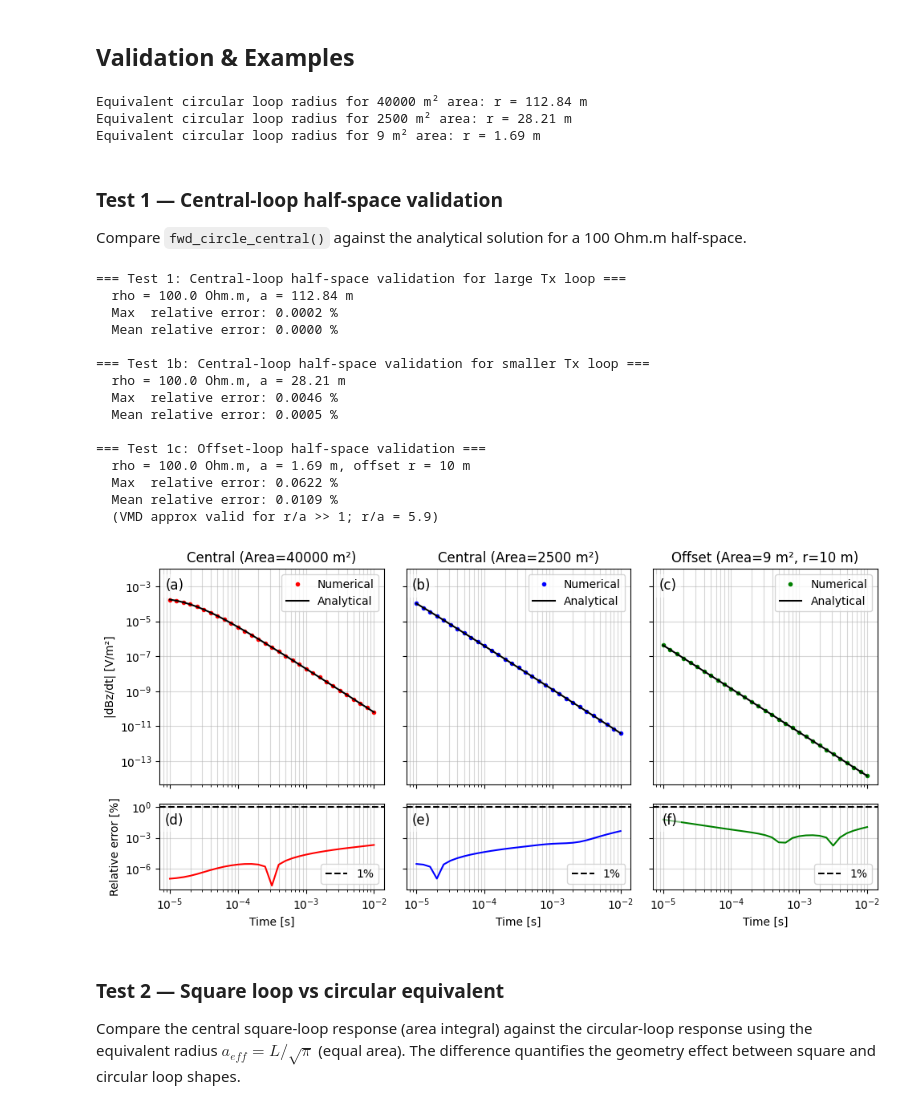
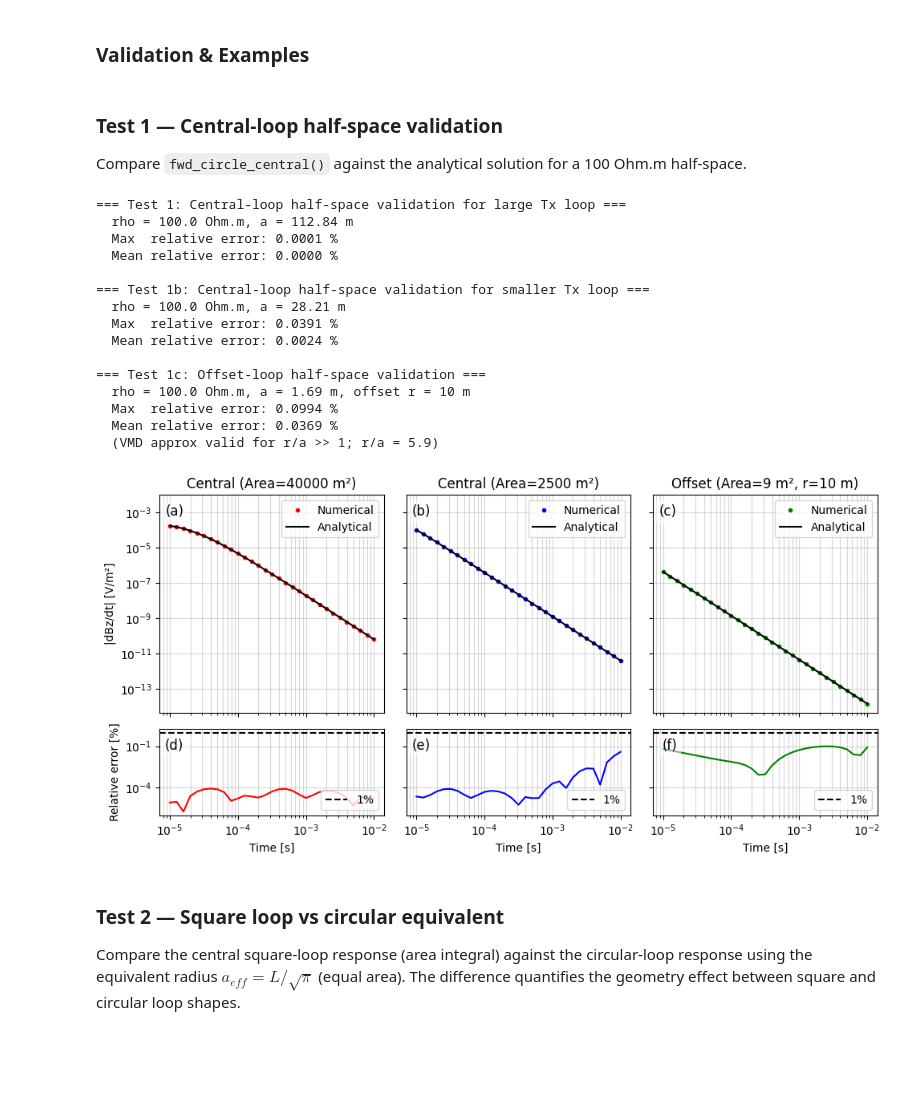
Before and after one commit to pmc93/pyTEM, a Jupyter notebook: notebooks/pytem_fwd.ipynb, the cells around one changed output. Saved outputs shown, nothing was run; the diff lists cells and outputs as text; code cells hidden in the pictures; blank space fills up the shorter version.

```diff
--- a/notebooks/pytem_fwd.ipynb
+++ b/notebooks/pytem_fwd.ipynb
@@ -356,7 +365,7 @@ def fwd_circle_offset(thicknesses, resistivities, tx_radius, rx_offset,
                       times, current=1.0, signal=-1,
                       system_filter=None,
                       rx_area=1.0, rx_turns=1,
-                      hankel_filter='key_201', fourier_filter='key_81'):
+                      hankel_filter='key_201', fourier_filter='key_101'):
     """
     Offset-loop TEM forward response for a 1-D layered earth.
 
@@ -365,7 +374,7 @@ def fwd_circle_offset(thicknesses, resistivities, tx_radius, rx_offset,
     thicknesses   : (N-1,) layer thicknesses [m]
     resistivities : (N,)   layer resistivities [Ohm.m]
     tx_radius     : float  Tx loop radius [m]
-    rx_offset     : float  Radial Tx–Rx distance [m]
+    rx_offset     : float  Radial Tx-Rx distance [m]
     times         : (n_t,) gate times [s]
     current, signal, system_filter, rx_area, rx_turns,
     hankel_filter, fourier_filter : see fwd_circle_central
@@ -378,14 +387,14 @@ def fwd_circle_offset(thicknesses, resistivities, tx_radius, rx_offset,
     resistivities = np.asarray(resistivities, dtype=float)
     times = np.asarray(times, dtype=float)
     a = float(tx_radius)
-    rho = float(rx_offset)
+    r = float(rx_offset)
     rx_fac = _rx_scale(rx_area, rx_turns)
 
     h_base, h_j0, h_j1, f_base, f_sin, f_cos = \
         _resolve_filters(hankel_filter, fourier_filter)
 
     lam = h_base / a
-    j0_vals = j0(lam * rho)
+    j0_vals = j0(lam * r)
 
     def _hz_sec(omega):
         r_te = te_reflection_coeff(lam, omega, thicknesses, resistivities)
@@ -683,49 +695,40 @@ def halfspace_dbdt_offset_analytic(resistivity, tx_radius, rx_offset, times,
     )
     return dbdt
 # %% [markdown]
-## Validation & Examples
+### Validation & Examples
 # %%
-# ============================================================================
-# Test parameters
-# ============================================================================
+# model parameters for example responses
 rho_hs = 100.0   # Ohm.m
-A_200 = 200**2.
-A_50 = 50**2.
-A_3 = 9
-a_200 = np.round(np.sqrt(A_200/np.pi), 2)  # Tx loop radius [m]
-print(f"Equivalent circular loop radius for {A_200:.0f} m² area: r = {a_200:.2f} m")
-a_50 = np.round(np.sqrt(A_50/np.pi), 2)
-print(f"Equivalent circular loop radius for {A_50:.0f} m² area: r = {a_50:.2f} m")
-a_3 = np.round(np.sqrt(A_3/np.pi), 2)
-print(f"Equivalent circular loop radius for {A_3:.0f} m² area: r = {a_3:.2f} m")
+A_200 = 200**2.  # m² area of 200 m square loop
+A_50 = 50**2.    # m² area of 50 m square loop
+A_3 = 9          # m² area of 3 m square loop
+
+# system parameters for example responses
+a_200 = np.round(np.sqrt(A_200/np.pi), 2)  # Equivalent circular loop radius for 200 m² area [m]
+a_50 = np.round(np.sqrt(A_50/np.pi), 2)  # Equivalent circular loop radius for 50 m² area [m]
+a_3 = np.round(np.sqrt(A_3/np.pi), 2)  # Equivalent circular loop radius for 3 m² area [m]
 times = np.logspace(-5, -2, 31)  # 10 µs to 10 ms
-# %% [output]
-Equivalent circular loop radius for 40000 m² area: r = 112.84 m
-Equivalent circular loop radius for 2500 m² area: r = 28.21 m
-Equivalent circular loop radius for 9 m² area: r = 1.69 m
 # %% [markdown]
 ### Test 1 — Central-loop half-space validation
 Compare `fwd_circle_central()` against the analytical solution for a 100 Ohm.m half-space.
 # %%
-# ============================================================================
-# Test 1: Central-loop half-space validation
-# ============================================================================
+# Central-loop validation for large Tx loop
 dbdt_ana_200 = halfspace_dbdt_analytic(rho_hs, a_200, times)
 dbdt_num_200 = fwd_circle_central([], [rho_hs], a_200, times)
 rel_err_200 = np.abs((dbdt_num_200 - dbdt_ana_200) / dbdt_ana_200) * 100
 
-# Central-loop, smaller loop
+# Central-loop validation for smaller Tx loop
 dbdt_ana_50 = halfspace_dbdt_analytic(rho_hs, a_50, times)
 dbdt_num_50 = fwd_circle_central([], [rho_hs], a_50, times)
 rel_err_50 = np.abs((dbdt_num_50 - dbdt_ana_50) / dbdt_ana_50) * 100
 
 # Offset validation — use small Tx loop so r/a >> 1 (VMD approx valid)
-r_ref = 10  # offset [m] → r/a = 50
-dbdt_offset_num = fwd_circle_offset([], [rho_hs], a_3, r_ref, times)
-dbdt_offset_ana = halfspace_dbdt_offset_analytic(rho_hs, a_3, r_ref, times)
+r = 10  # offset [m] → r/a = 50
+dbdt_offset_num = fwd_circle_offset([], [rho_hs], a_3, r, times)
+dbdt_offset_ana = halfspace_dbdt_offset_analytic(rho_hs, a_3, r, times)
 rel_err_offset = np.abs((dbdt_offset_num - dbdt_offset_ana) / dbdt_offset_ana) * 100
 
-print("=== Test 1: Central-loop half-space validation for large Tx loop ===")
+print("=== Test 1a: Central-loop half-space validation for large Tx loop ===")
 print(f"  rho = {rho_hs} Ohm.m, a = {a_200:.2f} m")
 print(f"  Max  relative error: {rel_err_200.max():.4f} %")
 print(f"  Mean relative error: {rel_err_200.mean():.4f} %")
@@ -734,25 +737,25 @@ print(f"  rho = {rho_hs} Ohm.m, a = {a_50:.2f} m")
 print(f"  Max  relative error: {rel_err_50.max():.4f} %")
 print(f"  Mean relative error: {rel_err_50.mean():.4f} %")
 print(f"\n=== Test 1c: Offset-loop half-space validation ===")
-print(f"  rho = {rho_hs} Ohm.m, a = {a_3:.2f} m, offset r = {r_ref} m")
+print(f"  rho = {rho_hs} Ohm.m, a = {a_3:.2f} m, offset r = {r} m")
 print(f"  Max  relative error: {rel_err_offset.max():.4f} %")
 print(f"  Mean relative error: {rel_err_offset.mean():.4f} %")
-print(f"  (VMD approx valid for r/a >> 1; r/a = {r_ref/a_3:.1f})")
+print(f"  (VMD approx valid for r/a >> 1; r/a = {r/a_3:.1f})")
 # %% [output]
 === Test 1: Central-loop half-space validation for large Tx loop ===
   rho = 100.0 Ohm.m, a = 112.84 m
-  Max  relative error: 0.0002 %
+  Max  relative error: 0.0001 %
   Mean relative error: 0.0000 %
 
 === Test 1b: Central-loop half-space validation for smaller Tx loop ===
   rho = 100.0 Ohm.m, a = 28.21 m
-  Max  relative error: 0.0046 %
-  Mean relative error: 0.0005 %
+  Max  relative error: 0.0391 %
+  Mean relative error: 0.0024 %
 
 === Test 1c: Offset-loop half-space validation ===
   rho = 100.0 Ohm.m, a = 1.69 m, offset r = 10 m
-  Max  relative error: 0.0622 %
-  Mean relative error: 0.0109 %
+  Max  relative error: 0.0994 %
+  Mean relative error: 0.0369 %
   (VMD approx valid for r/a >> 1; r/a = 5.9)
 # %%
 fig, axs = plt.subplots(2, 3, figsize=(10, 5), sharex=True, sharey='row',
@@ -762,7 +765,7 @@ fig, axs = plt.subplots(2, 3, figsize=(10, 5), sharex=True, sharey='row',
 cases = [
     (dbdt_num_200, dbdt_ana_200, 'r.', f'Central (Area={A_200:.0f} m²)'),
     (dbdt_num_50,  dbdt_ana_50,  'b.', f'Central (Area={A_50:.0f} m²)'),
-    (dbdt_offset_num, dbdt_offset_ana, 'g.', f'Offset (Area={A_3:.0f} m², r={r_ref} m)'),
+    (dbdt_offset_num, dbdt_offset_ana, 'g.', f'Offset (Area={A_3:.0f} m², r={r} m)'),
 ]
 errors = [rel_err_200, rel_err_50, rel_err_offset]
 colors = ['r', 'b', 'g']
@@ -777,34 +780,34 @@ for j, (num, ana, marker, title) in enumerate(cases):
 for j in range(3):
     axs[1, j].loglog(times, errors[j], f'{colors[j]}-')
     axs[1, j].axhline(1, color='k', ls='--', label='1%')
     axs[1, j].legend(loc='lower right')
     axs[1, j].grid(True, which='both', alpha=0.5)
     axs[1, j].set_xlabel('Time [s]')
 
 axs[0, 0].set_ylabel('|dBz/dt| [V/m²]')
 axs[1, 0].set_ylabel('Relative error [%]')
 axs[0, 0].set_ylim(None, 1e-2)
 
 fig.tight_layout()
 
 def add_panel_labels(axs, n_cols=3, x_shift=[0.03], y_shift=[0.06]):
     n_rows = len(axs)
     if len(x_shift) == 1:
         x_shift = x_shift * n_rows
     if len(y_shift) == 1:
         y_shift = y_shift * n_rows
     letters = ['(a)', '(b)', '(c)', '(d)', '(e)', '(f)']
     x0s = [ax.get_position().x0 for ax in axs[0]]   # one per column
     y1s = [axs[r, 0].get_position().y1 for r in range(n_rows)]  # one per row
     for i, ax in enumerate(axs.flat):
         row, col = divmod(i, n_cols)
         fig.text(x0s[col] + x_shift[row], y1s[row] - y_shift[row], letters[i],
                 fontsize=12, va='bottom', ha='right',
                 bbox=dict(facecolor='white', edgecolor='none', alpha=0.5))
 
 add_panel_labels(axs)
 # %% [output]
-[figure, old version]
+[figure, new version]
 # %% [markdown]
 ### Test 2 — Square loop vs circular equivalent
 
```
Also changed, not shown: parts of 29 cells of this notebook.
